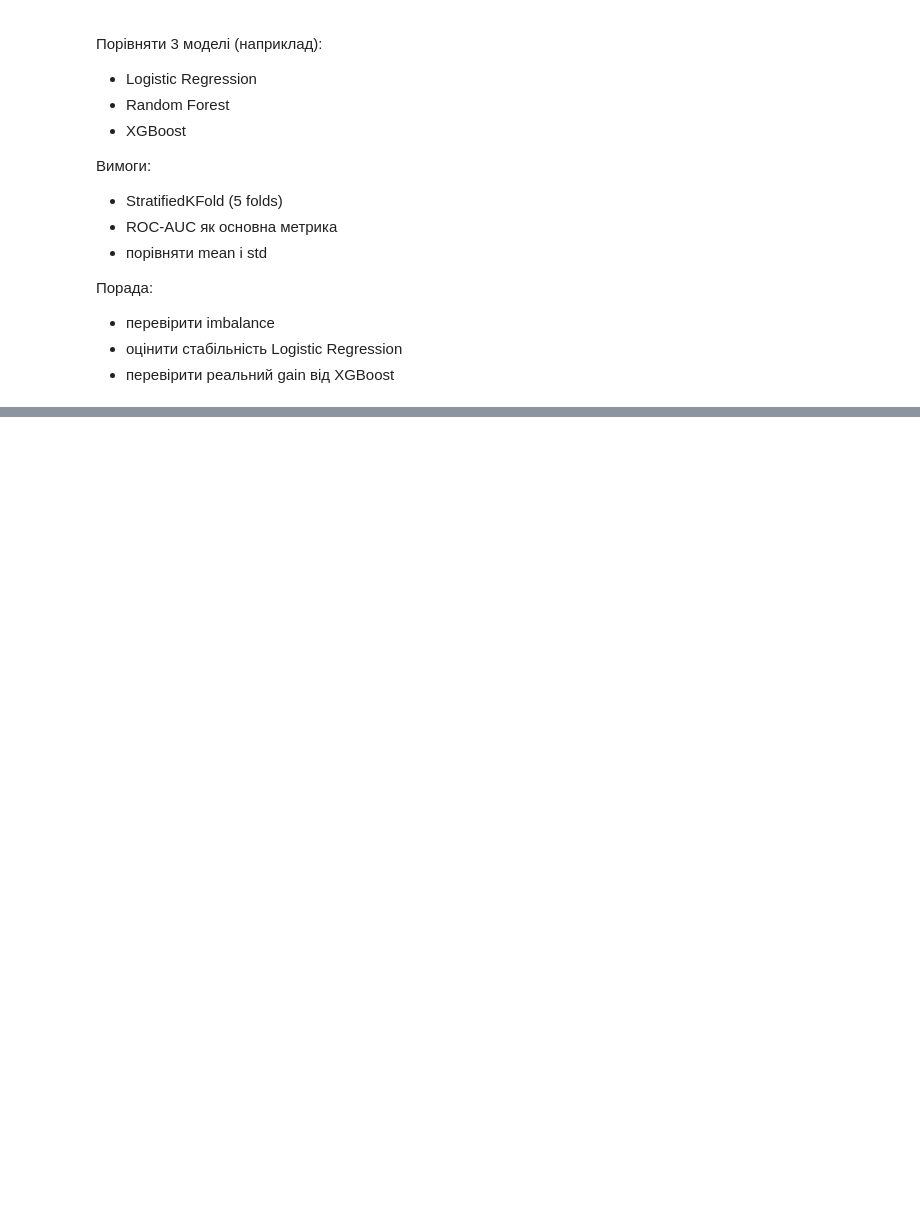
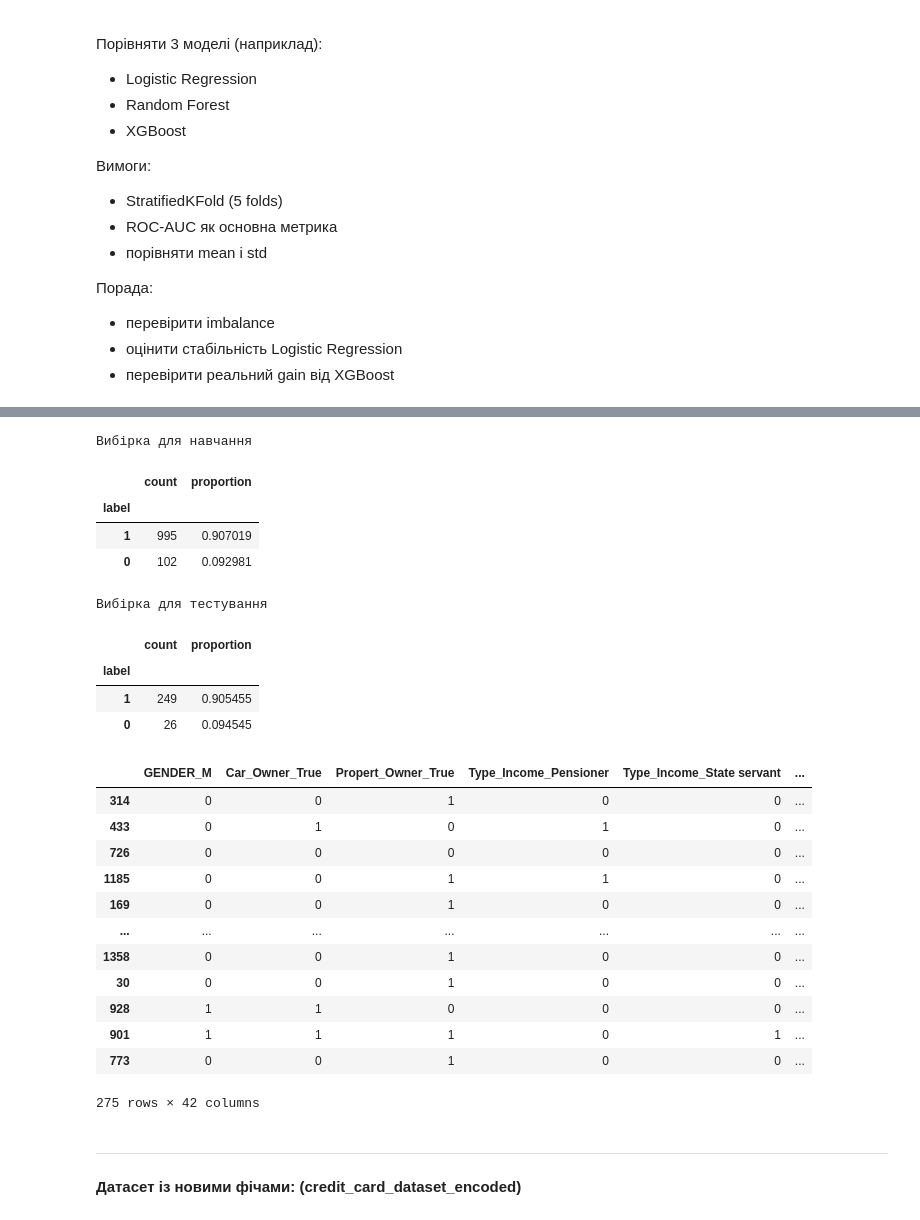
Before and after one commit to BogdanPinchuk/DataScience-PBY_HW20_Course_Project, a Jupyter notebook: Bohdan_Pinchuk_DS_HW20.ipynb, the cells around one changed output, grey strips where cells are left out. Saved outputs shown, nothing was run; the diff lists cells and outputs as text; code cells hidden in the pictures; blank space fills up the shorter version.

Commit message:
[Homework20] - implemented baseline model

```diff
--- a/Bohdan_Pinchuk_DS_HW20.ipynb
+++ b/Bohdan_Pinchuk_DS_HW20.ipynb
@@ -2133,6 +2174,9 @@ feature_rank = feature_rank.sort_values(by="MeanScore", ascending=False)
 # update data set
 credit_card_dataset_encoded = credit_card_dataset_encoded[feature_rank.index.tolist() + [target_value]]
 
+X_data = credit_card_dataset_encoded.drop(columns=[target_value])
+Y_data = credit_card_dataset_encoded[target_value]
+
 scores = feature_rank["MeanScore"]
 features = scores.index
 scores_abs = np.abs(scores)
@@ -2246,3 +2290,55 @@ plt.show()
 - перевірити imbalance
 - оцінити стабільність Logistic Regression
 - перевірити реальний gain від XGBoost
+# %%
+# Splitting data
+
+import pandas as pd
+from sklearn.model_selection import train_test_split
+
+# Input data
+test_ratio = 0.2
+rng_seed = 42
+
+# Solution
+X_train_old, X_test_old, Y_train_old, Y_test_old = train_test_split(X_data_old, Y_data_old,
+                                                                    test_size=test_ratio,
+                                                                    stratify=Y_data_old,
+                                                                    random_state=rng_seed,
+                                                                    shuffle=True)
+
+X_train, X_test, Y_train, Y_test = train_test_split(X_data, Y_data,
+                                                    test_size=test_ratio,
+                                                    stratify=Y_data,
+                                                    random_state=rng_seed,
+                                                    shuffle=True)
+
+# Print results
+display(Markdown(f"### Розбиття даних"))
+
+display(Markdown(f"**Датасет зі старими фічами: (credit_card_dataset_old)**"))
+display(pd.concat([
+    Y_train_old.value_counts(),
+    Y_train_old.value_counts(normalize=True)
+], axis=1).style.format_index("{:g}").set_caption("Вибірка для навчання"))
+display(pd.concat([
+    Y_test_old.value_counts(),
+    Y_test_old.value_counts(normalize=True)
+], axis=1).style.format_index("{:g}").set_caption("Вибірка для тестування"))
+
+display(pd.concat([X_test_old, Y_test_old], axis=1))
+
+display(Markdown("---"))
+
+display(Markdown(f"**Датасет із новими фічами: (credit_card_dataset_encoded)**"))
+display(pd.concat([
+    Y_train.value_counts(),
+    Y_train.value_counts(normalize=True)
+], axis=1).style.format_index("{:g}").set_caption("Вибірка для навчання"))
+display(pd.concat([
+    Y_test.value_counts(),
+    Y_test.value_counts(normalize=True)
+], axis=1).style.format_index("{:g}").set_caption("Вибірка для тестування"))
+
+display(pd.concat([X_test, Y_test], axis=1))
+# %% [output]
@@ -2248,0 +2347,25 @@ plt.show()
+Вибірка для навчання
+|  | count | proportion |
+| label |  |  |
+| 1 | 995 | 0.907019 |
+| 0 | 102 | 0.092981 |
+Вибірка для тестування
+|  | count | proportion |
+| label |  |  |
+| 1 | 249 | 0.905455 |
+| 0 | 26 | 0.094545 |
+|  | GENDER_M | Car_Owner_True | Propert_Owner_True | Type_Income_Pensioner | Type_Income_State servant | ... |
+| 314 | 0 | 0 | 1 | 0 | 0 | ... |
+| 433 | 0 | 1 | 0 | 1 | 0 | ... |
+| 726 | 0 | 0 | 0 | 0 | 0 | ... |
+| 1185 | 0 | 0 | 1 | 1 | 0 | ... |
+| 169 | 0 | 0 | 1 | 0 | 0 | ... |
+| ... | ... | ... | ... | ... | ... | ... |
+| 1358 | 0 | 0 | 1 | 0 | 0 | ... |
+| 30 | 0 | 0 | 1 | 0 | 0 | ... |
+| 928 | 1 | 1 | 0 | 0 | 0 | ... |
+| 901 | 1 | 1 | 1 | 0 | 1 | ... |
+| 773 | 0 | 0 | 1 | 0 | 0 | ... |
+275 rows × 42 columns
+---
+**Датасет із новими фічами: (credit_card_dataset_encoded)**
```
Also changed, not shown: parts of 4 cells of this notebook, 1 other file.
